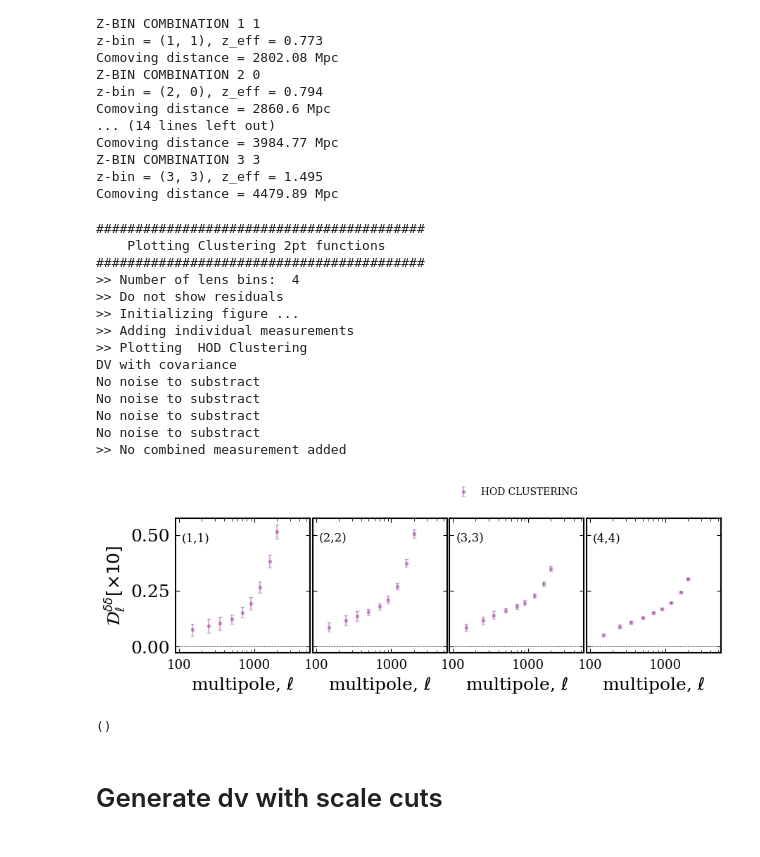
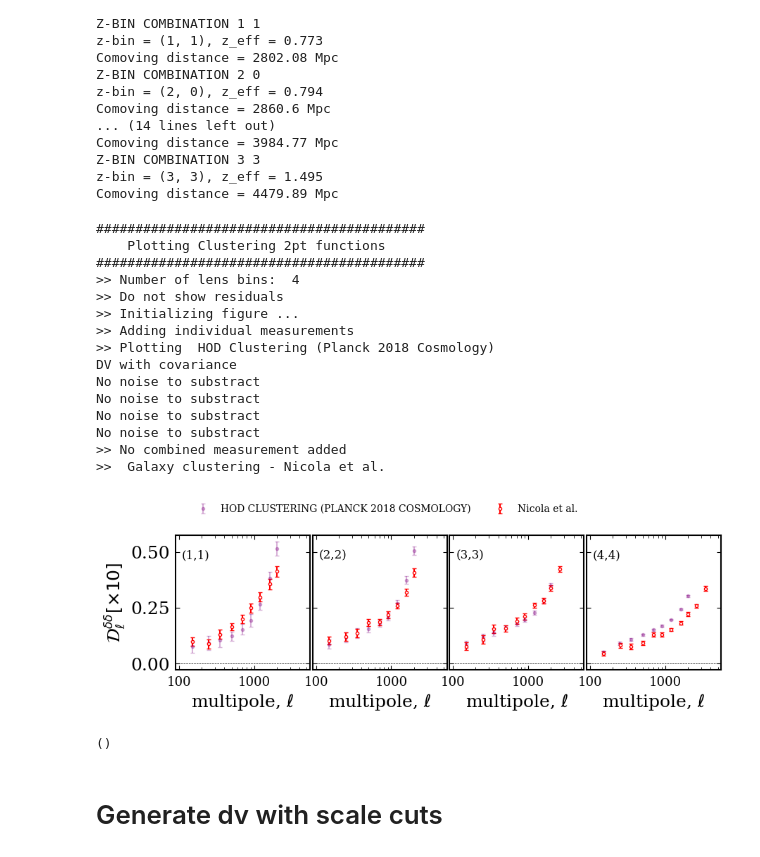
Before and after one commit to davsan06/HSC-PDR1-3x2pt-harmonic-methods, a Jupyter notebook: analysis/NBGalaxyClusteringScaleCuts.ipynb, the cells around one changed output. Saved outputs shown, nothing was run; the diff lists cells and outputs as text; code cells hidden in the pictures.

```diff
--- a/analysis/NBGalaxyClusteringScaleCuts.ipynb
+++ b/analysis/NBGalaxyClusteringScaleCuts.ipynb
@@ -195,29 +193,30 @@ import HSCMeasurementUtils as hmu
 # %%
 fname = '/pscratch/sd/d/davidsan/HSC-PDR1-3x2pt-harmonic-methods/data/harmonic/hod_clustering/summary_statistics_clustering_hod_rsd.fits'
-labels = 'HOD Clustering'
+labels = 'HOD Clustering (Planck 2018 Cosmology)'
 # %%
 hmu.Clustering2pt_plot(fname = [fname],
                         labels = [labels],
-                        add_individual=True,
-                        add_combined=False,
-                        add_literature=False,
-                        save_fig=False)
+                        add_individual = True,
+                        add_combined = False,
+                        add_literature = True,
+                        save_fig = False)
 # %% [output]
 ##########################################
     Plotting Clustering 2pt functions
 ##########################################
 >> Number of lens bins:  4
 >> Do not show residuals
 >> Initializing figure ...
 >> Adding individual measurements
->> Plotting  HOD Clustering
+>> Plotting  HOD Clustering (Planck 2018 Cosmology)
 DV with covariance
 No noise to substract
 No noise to substract
 No noise to substract
 No noise to substract
 >> No combined measurement added
+>>  Galaxy clustering - Nicola et al.
-[figure, old version]
+[figure, new version]
 ()
 # %% [markdown]
 # Generate dv with scale cuts
```
Also changed, not shown: parts of 14 cells of this notebook.
